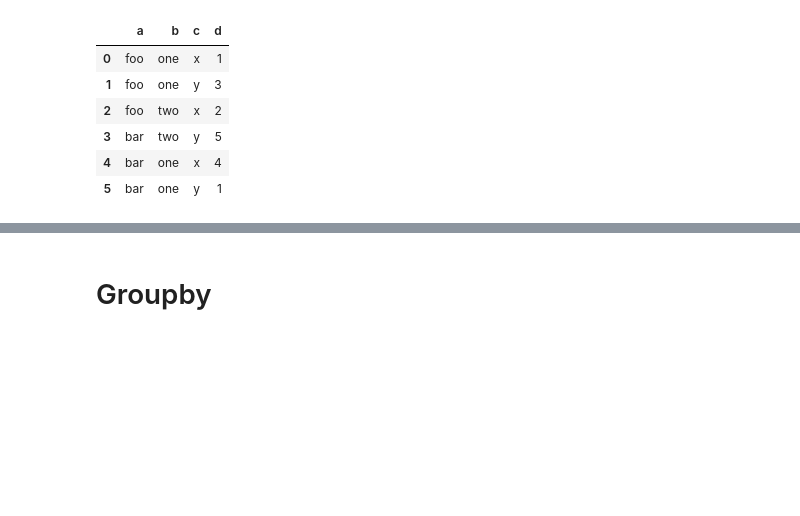
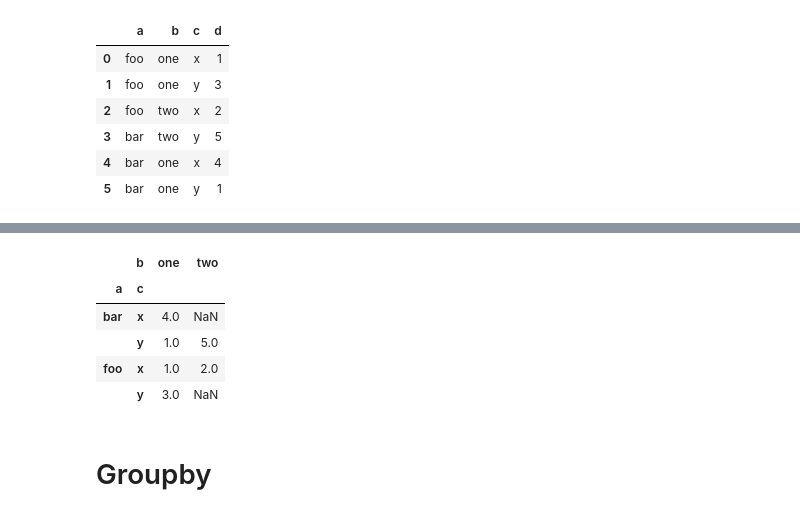
Before and after one commit to rashmidv/machinelearning_pandas_basics, a Jupyter notebook: Series.ipynb, the cells around one changed output, grey strips where cells are left out. Saved outputs shown, nothing was run; the diff lists cells and outputs as text; code cells hidden in the pictures; blank space fills up the shorter version.

```diff
--- a/Series.ipynb
+++ b/Series.ipynb
@@ -288,6 +311,15 @@ df.pivot_table(values='d',index=['a','b'] ,columns=['c'])
 |  | two | NaN | 5.0 |
 | foo | one | 1.0 | 3.0 |
 |  | two | 2.0 | NaN |
+# %%
+df.pivot_table(values='d',index=['a','c'] ,columns=['b'])
+# %% [output]
+|  | b | one | two |
+| a | c |  |  |
+| bar | x | 4.0 | NaN |
+|  | y | 1.0 | 5.0 |
+| foo | x | 1.0 | 2.0 |
+|  | y | 3.0 | NaN |
 # %% [markdown]
 # Groupby
 # %%
```
Also changed, not shown: parts of 19 cells of this notebook.
